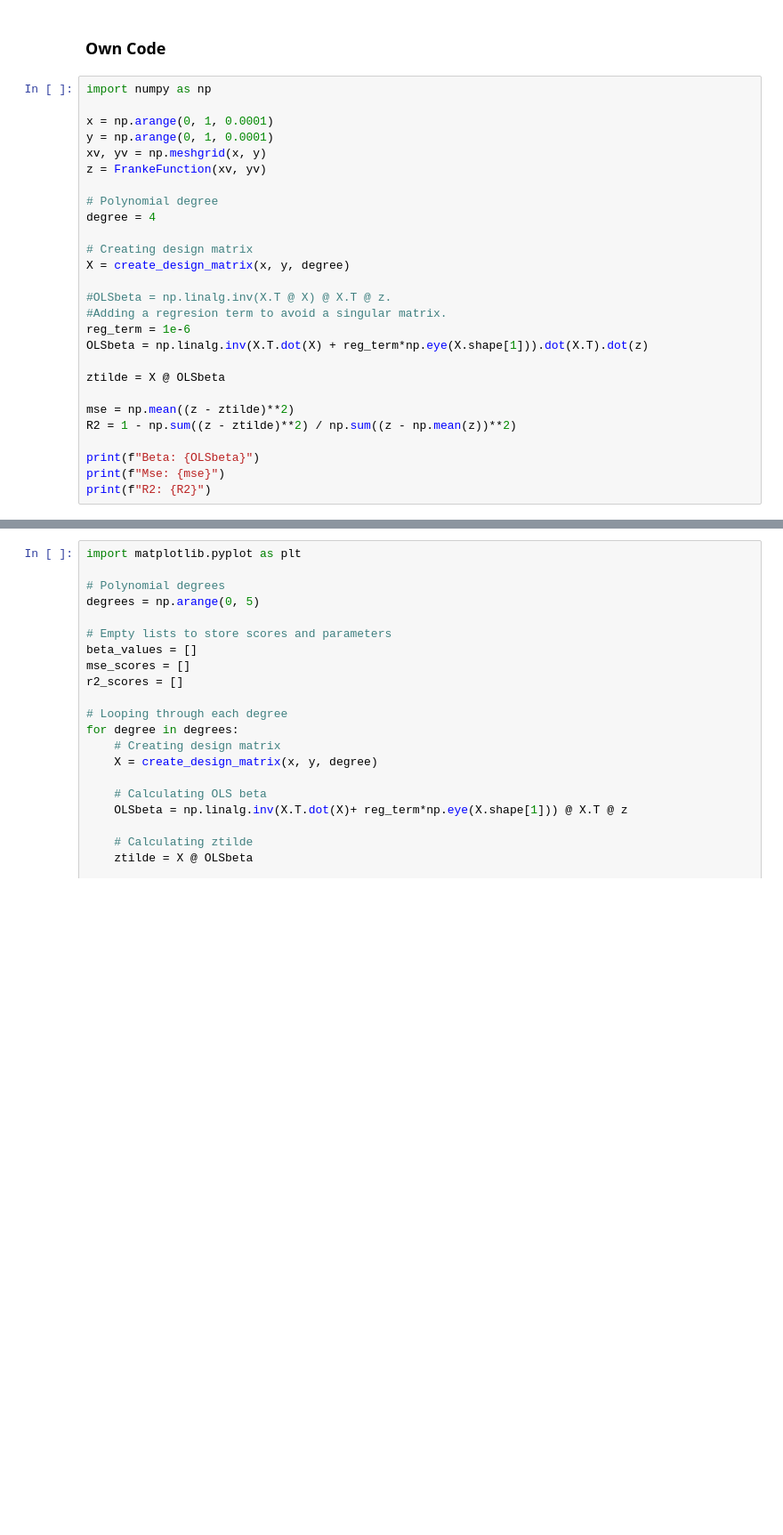
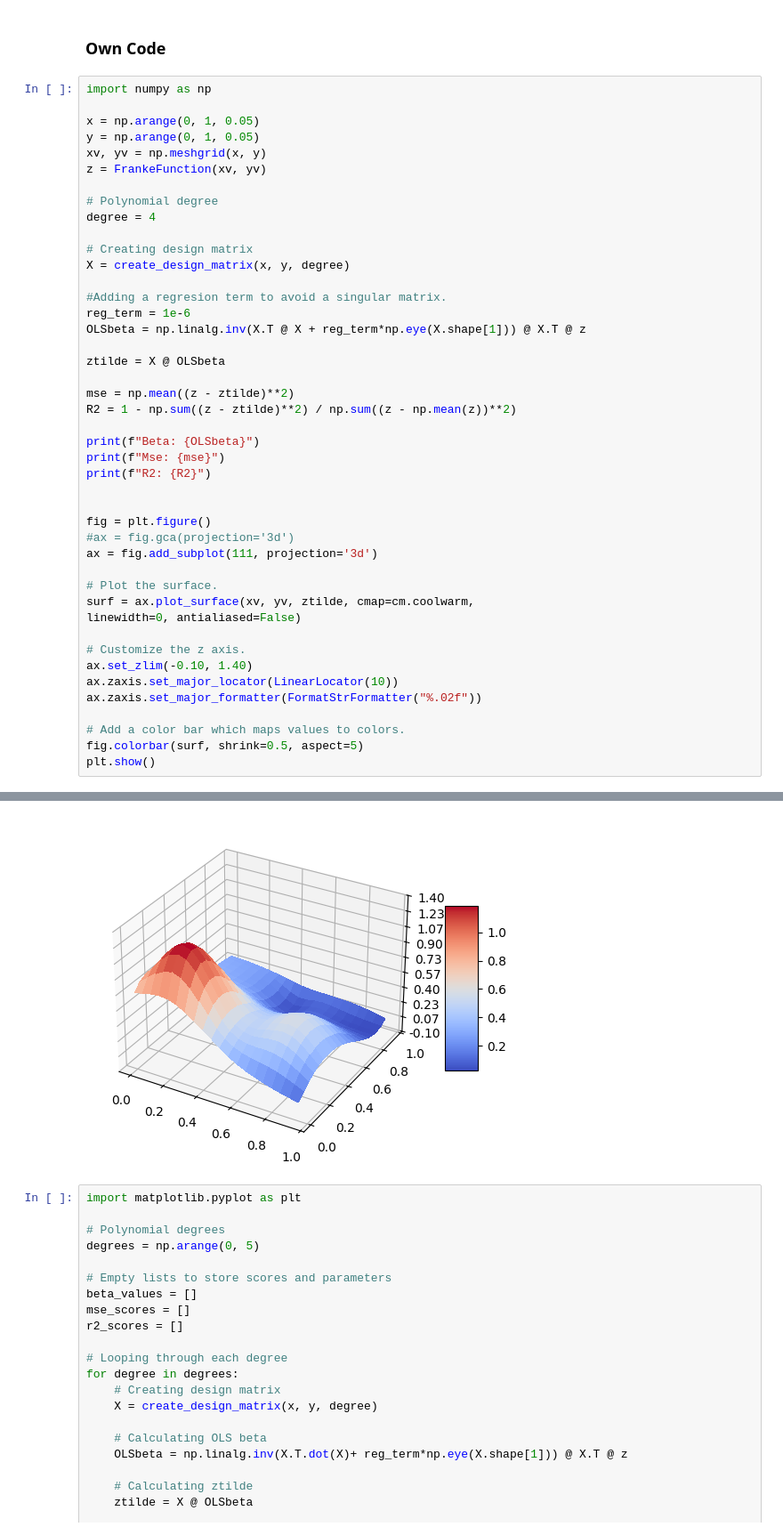
Before and after one commit to irisbore/FYS-STK4155_project1, a Jupyter notebook: Tasks/Part a).ipynb, the cells around one changed output, grey strips where cells are left out. Shown at 89% size. Drawn from its saved outputs; the diff is of its cells as text; blank space fills up the shorter version.

Commit message:
Adding a new algorithm for the design matrix that works (Lecture notes Week 35) and plots the Frankefunction with predicted z (ztilde).

```diff
--- a/Tasks/Part a).ipynb
+++ b/Tasks/Part a).ipynb
@@ -45,8 +47,8 @@ Most off the code in the Franke function task is taken from the description in P
 # %%
 import numpy as np
 
-x = np.arange(0, 1, 0.0001)
-y = np.arange(0, 1, 0.0001)
+x = np.arange(0, 1, 0.05)
+y = np.arange(0, 1, 0.05)
 xv, yv = np.meshgrid(x, y)
 z = FrankeFunction(xv, yv)
 
@@ -56,10 +58,9 @@ degree = 4
 # Creating design matrix
 X = create_design_matrix(x, y, degree)
 
-#OLSbeta = np.linalg.inv(X.T @ X) @ X.T @ z.
 #Adding a regresion term to avoid a singular matrix.
 reg_term = 1e-6
-OLSbeta = np.linalg.inv(X.T.dot(X) + reg_term*np.eye(X.shape[1])).dot(X.T).dot(z)
+OLSbeta = np.linalg.inv(X.T @ X + reg_term*np.eye(X.shape[1])) @ X.T @ z
 
 ztilde = X @ OLSbeta
 
@@ -69,3 +70,22 @@ R2 = 1 - np.sum((z - ztilde)**2) / np.sum((z - np.mean(z))**2)
 print(f"Beta: {OLSbeta}")
 print(f"Mse: {mse}")
 print(f"R2: {R2}")
+
+
+fig = plt.figure()
+#ax = fig.gca(projection='3d')
+ax = fig.add_subplot(111, projection='3d')
+
+# Plot the surface.
+surf = ax.plot_surface(xv, yv, ztilde, cmap=cm.coolwarm,
+linewidth=0, antialiased=False)
+
+# Customize the z axis.
+ax.set_zlim(-0.10, 1.40)
+ax.zaxis.set_major_locator(LinearLocator(10))
+ax.zaxis.set_major_formatter(FormatStrFormatter("%.02f"))
+
+# Add a color bar which maps values to colors.
+fig.colorbar(surf, shrink=0.5, aspect=5)
+plt.show()
+# %% [output]
@@ -72,3 +109,4 @@ print(f"R2: {R2}")
+[figure, added]
 # %%
 import matplotlib.pyplot as plt
 
```
Also changed, not shown: parts of 4 cells of this notebook, 1 other file.
